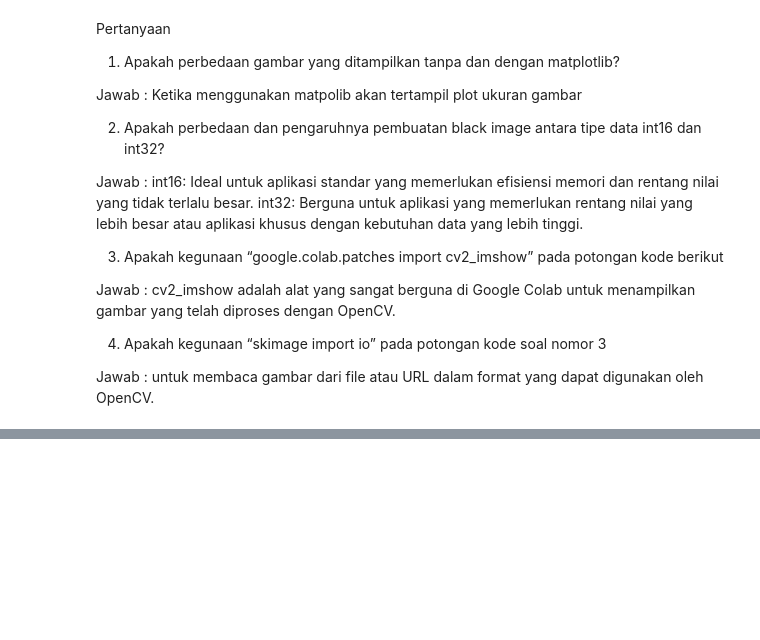
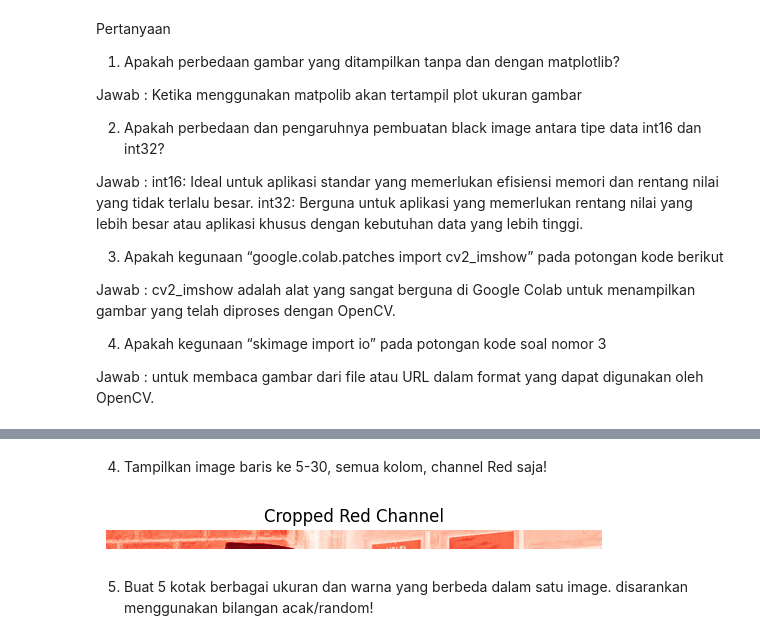
Before and after one commit to Larasati11/PCVK, a Jupyter notebook: Modul2.ipynb, the cells around one changed output, grey strips where cells are left out. Drawn from its saved outputs; the diff is of its cells as text; code cells hidden in the pictures; blank space fills up the shorter version.

```diff
--- a/Modul2.ipynb
+++ b/Modul2.ipynb
@@ -192,0 +234,13 @@ Jawab : untuk membaca gambar dari file atau URL dalam format yang dapat digunaka
+# %% [markdown]
+4. Tampilkan image baris ke 5-30, semua kolom, channel Red saja!
+# %%
+cropped_red_channel = img[5:30, :, 2]
+plt.imshow(cropped_red_channel, cmap='Reds')
+plt.title('Cropped Red Channel')
+plt.axis('off')
+plt.show()
+# %% [output]
+[figure, added]
+# %% [markdown]
+5. Buat 5 kotak berbagai ukuran dan warna yang berbeda dalam satu image.
+disarankan menggunakan bilangan acak/random!
```
Also changed, not shown: parts of 6 cells of this notebook.
